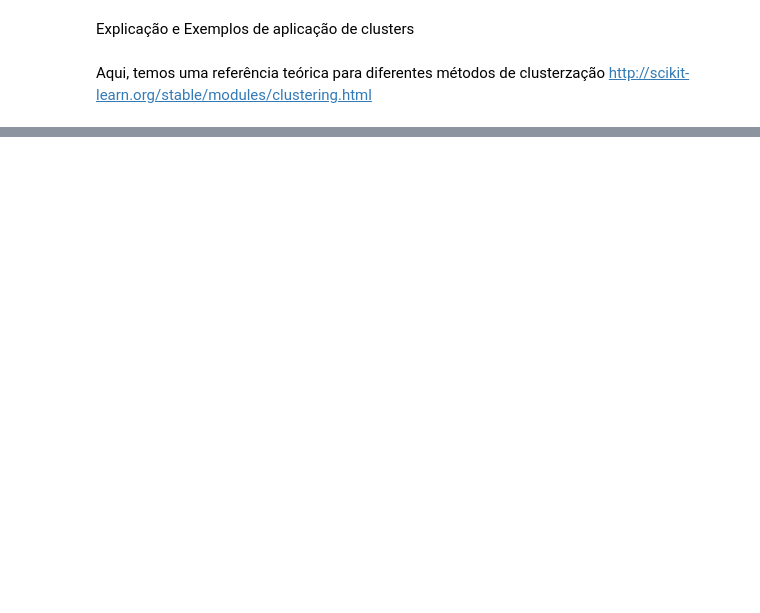
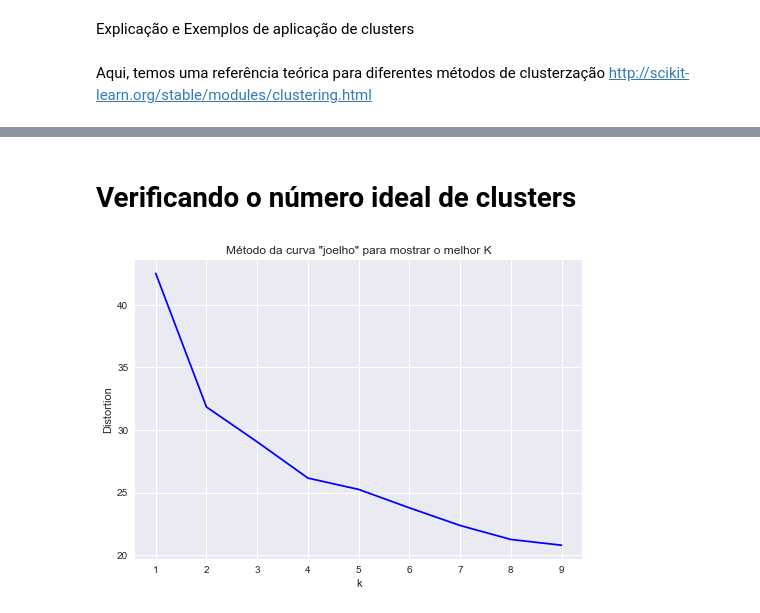
Before and after one commit to brunoartc/CD_3, a Jupyter notebook: Projeto+3+-+Clusterização+de+Pokemóns.ipynb, the cells around one changed output, grey strips where cells are left out. Cells and saved outputs as stored; diff of their text form; code cells hidden in the pictures; blank space fills up the shorter version.

Commit message:
plotagem dos clusters

```diff
--- a/Projeto+3+-+Clusterização+de+Pokemóns.ipynb
+++ b/Projeto+3+-+Clusterização+de+Pokemóns.ipynb
@@ -307,0 +99,30 @@ ________________________________________________________________________________
+# %% [markdown]
+# Verificando o número ideal de clusters
+# %%
+#guarando os dados em variáveis
+v1 = df['ataque']
+v2 = df['defesa']
+v3 = df['HP']
+v4 = df['spe.atk']
+v5 = df['spe.def']
+v6 = df['velocidade']
+
+#as variáveis serão componentes de uma matriz
+X=np.array(list(zip(v1,v2,v3))).reshape(len(v1),3)
+# %%
+# kmeans determine k
+distortions = []
+K = range(1,10)
+for k in K:
+    kmeanModel = KMeans(n_clusters=k).fit(X)
+    kmeanModel.fit(X)
+    distortions.append(sum(np.min(cdist(X, kmeanModel.cluster_centers_, 'euclidean'), axis=1)) / X.shape[0])
+
+# lot the elbow
+plt.plot(K, distortions, 'bx-')
+plt.xlabel('k')
+plt.ylabel('Distortion')
+plt.title('Método da curva "joelho" para mostrar o melhor K')
+plt.show()
+# %% [output]
+[figure, added]
```
Also changed, not shown: parts of 14 cells of this notebook.
